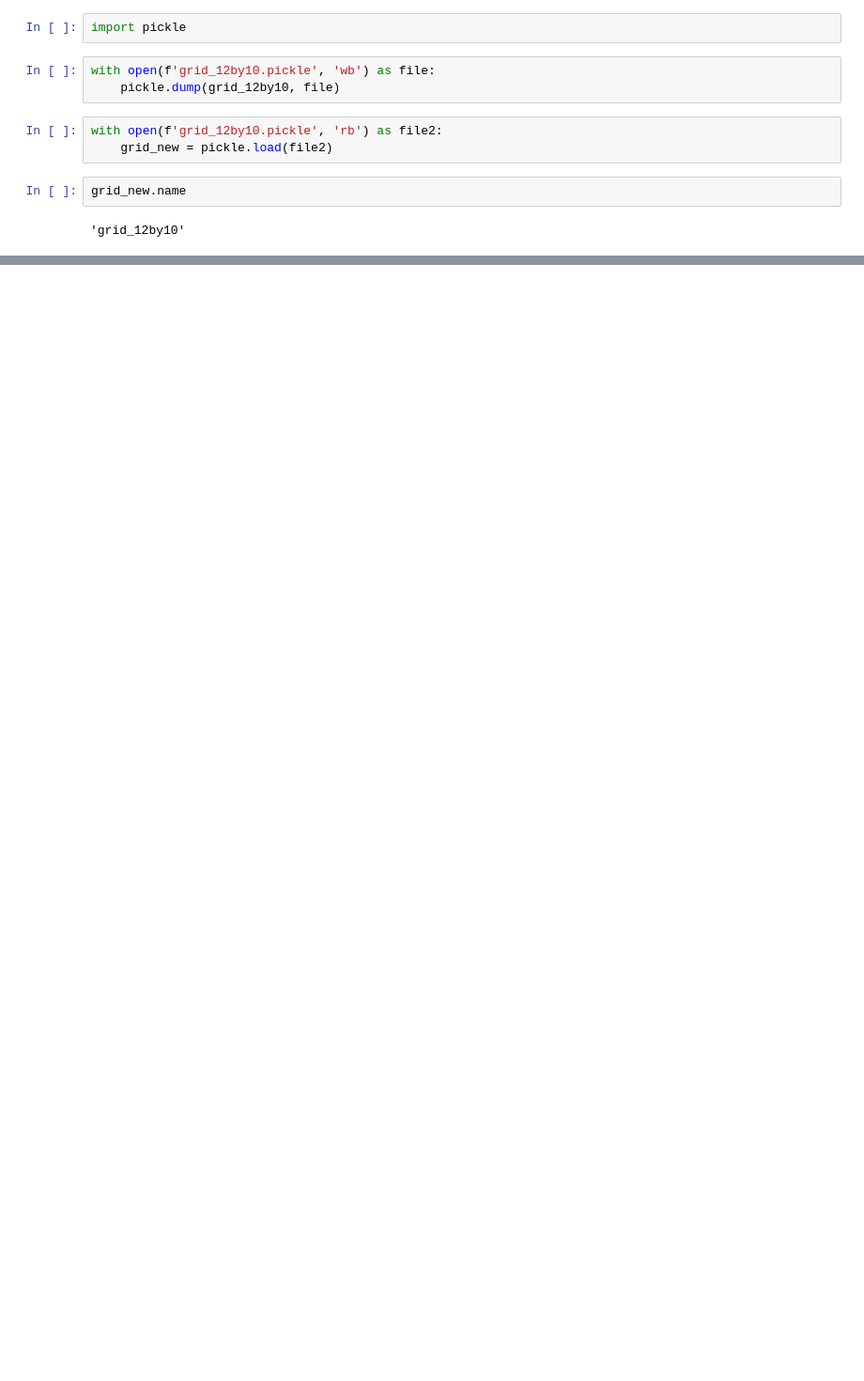
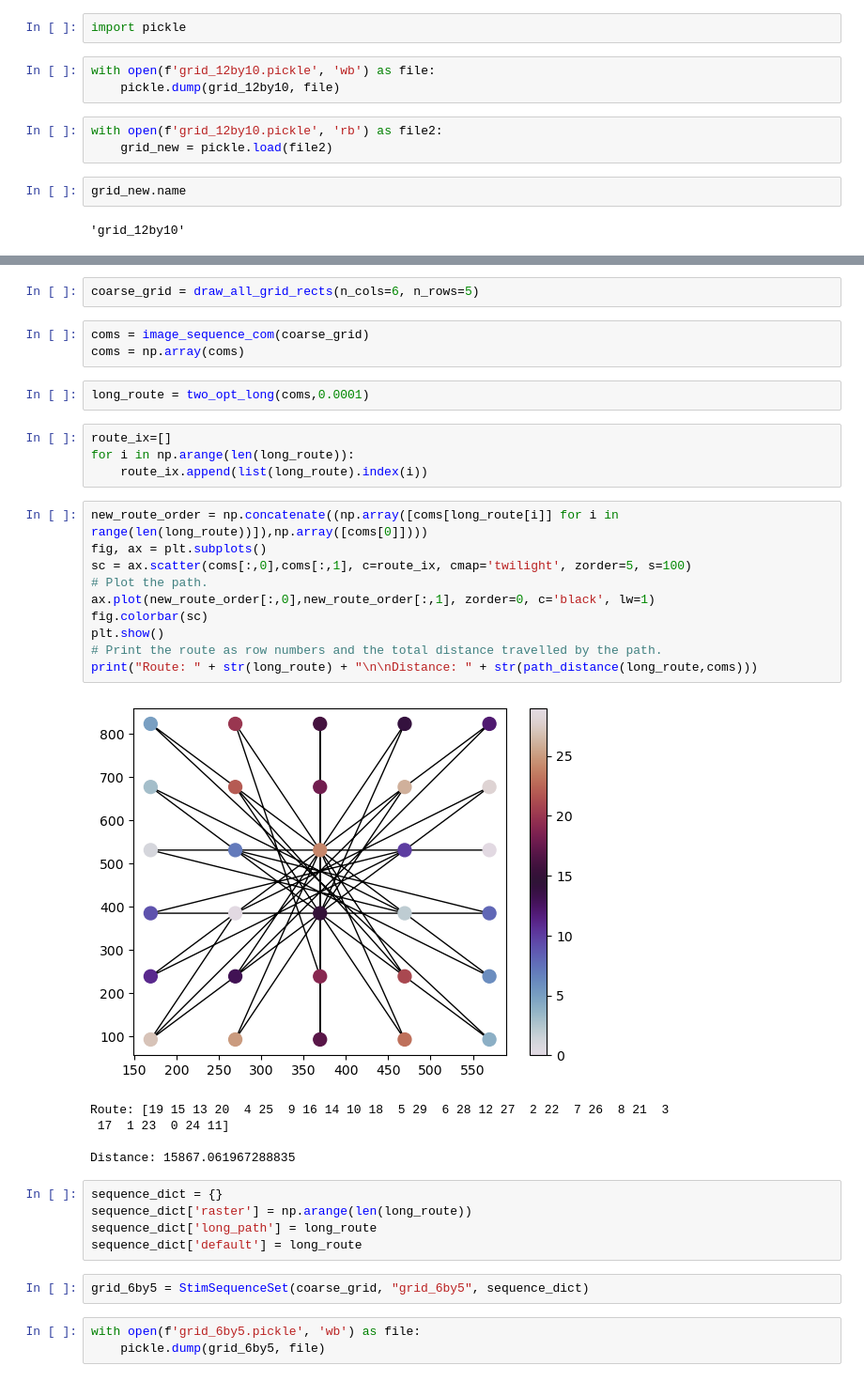
Before and after one commit to travis-open/photostim_generation, a Jupyter notebook: grid_stim_building.ipynb, the cells around one changed output, grey strips where cells are left out. Shown at 94% size. Drawn from its saved outputs; the diff is of its cells as text; blank space fills up the shorter version.

```diff
--- a/grid_stim_building.ipynb
+++ b/grid_stim_building.ipynb
@@ -99,0 +124,37 @@ plt.imshow(stim_pats[:,:,3])
+# %%
+coarse_grid = draw_all_grid_rects(n_cols=6, n_rows=5)
+# %%
+coms = image_sequence_com(coarse_grid)
+coms = np.array(coms)
+# %%
+long_route = two_opt_long(coms,0.0001)
+# %%
+route_ix=[]
+for i in np.arange(len(long_route)):
+    route_ix.append(list(long_route).index(i))
+# %%
+new_route_order = np.concatenate((np.array([coms[long_route[i]] for i in range(len(long_route))]),np.array([coms[0]])))
+fig, ax = plt.subplots()
+sc = ax.scatter(coms[:,0],coms[:,1], c=route_ix, cmap='twilight', zorder=5, s=100)
+# Plot the path.
+ax.plot(new_route_order[:,0],new_route_order[:,1], zorder=0, c='black', lw=1)
+fig.colorbar(sc)
+plt.show()
+# Print the route as row numbers and the total distance travelled by the path.
+print("Route: " + str(long_route) + "\n\nDistance: " + str(path_distance(long_route,coms)))
+# %% [output]
+[figure, added]
+Route: [19 15 13 20  4 25  9 16 14 10 18  5 29  6 28 12 27  2 22  7 26  8 21  3
+ 17  1 23  0 24 11]
+
+Distance: 15867.061967288835
+# %%
+sequence_dict = {}
+sequence_dict['raster'] = np.arange(len(long_route))
+sequence_dict['long_path'] = long_route
+sequence_dict['default'] = long_route
+# %%
+grid_6by5 = StimSequenceSet(coarse_grid, "grid_6by5", sequence_dict)
+# %%
+with open(f'grid_6by5.pickle', 'wb') as file:
+    pickle.dump(grid_6by5, file)
```
Also changed, not shown: parts of 12 cells of this notebook, 1 other file.
